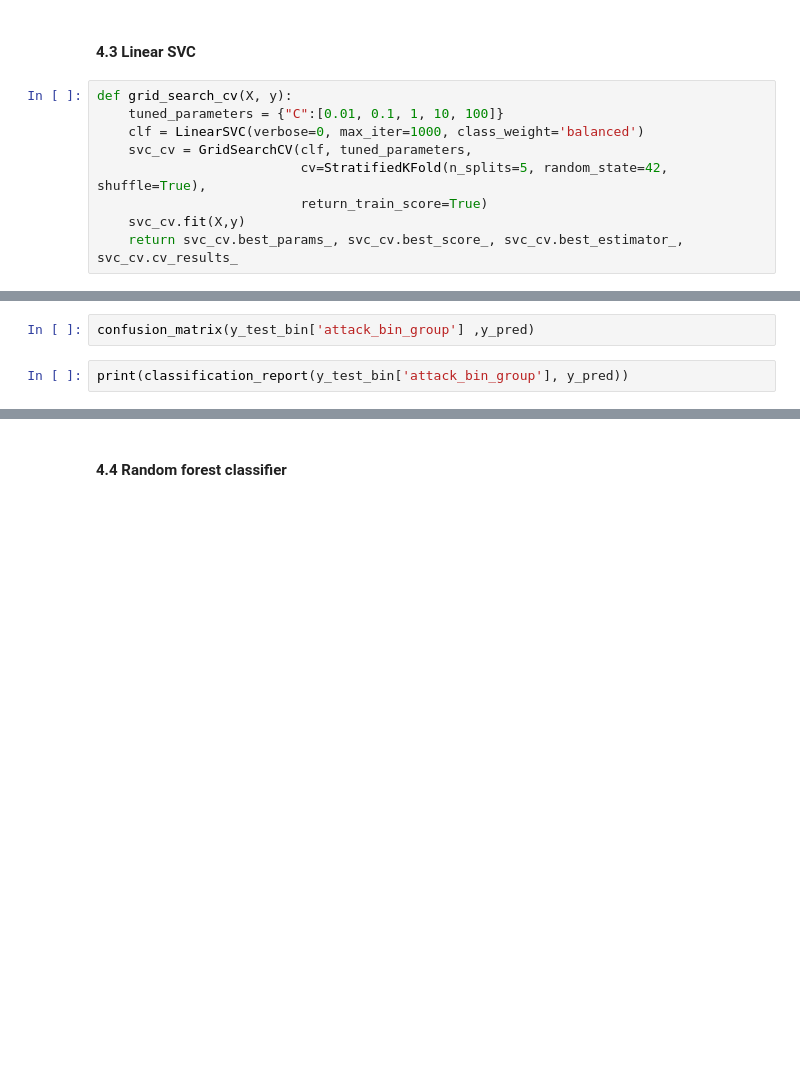
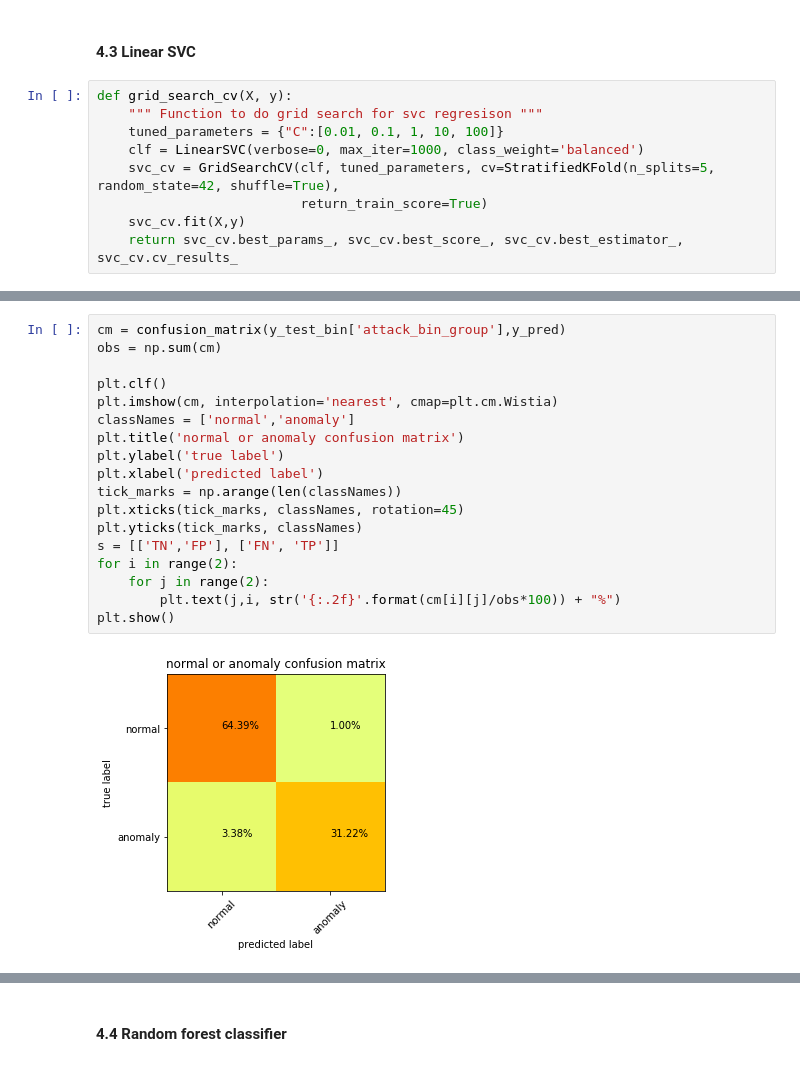
Before and after one commit to narendraparigi1987/ml_assignment, a Jupyter notebook: ML Network Intrusion - 20200311-naren_v02.ipynb, the cells around one changed output, grey strips where cells are left out. Drawn from its saved outputs; the diff is of its cells as text; blank space fills up the shorter version.

```diff
--- a/ML Network Intrusion - 20200311-naren_v02.ipynb
+++ b/ML Network Intrusion - 20200311-naren_v02.ipynb
@@ -799,10 +784,10 @@ plt.xscale("log")
 #### <a> 4.3 Linear SVC </a>
 # %%
 def grid_search_cv(X, y):
+    """ Function to do grid search for svc regresison """
     tuned_parameters = {"C":[0.01, 0.1, 1, 10, 100]}
     clf = LinearSVC(verbose=0, max_iter=1000, class_weight='balanced')
-    svc_cv = GridSearchCV(clf, tuned_parameters,
-                          cv=StratifiedKFold(n_splits=5, random_state=42, shuffle=True),
+    svc_cv = GridSearchCV(clf, tuned_parameters, cv=StratifiedKFold(n_splits=5, random_state=42, shuffle=True),
                           return_train_score=True)
     svc_cv.fit(X,y)
     return svc_cv.best_params_, svc_cv.best_score_, svc_cv.best_estimator_, svc_cv.cv_results_
@@ -823,7 +829,23 @@ print('accuracy: {:.3f}'.format(accuracy))
-# %%
-confusion_matrix(y_test_bin['attack_bin_group'] ,y_pred)
-# %%
-print(classification_report(y_test_bin['attack_bin_group'], y_pred))
+# %%
+cm = confusion_matrix(y_test_bin['attack_bin_group'],y_pred)
+obs = np.sum(cm)
+
+plt.clf()
+plt.imshow(cm, interpolation='nearest', cmap=plt.cm.Wistia)
+classNames = ['normal','anomaly']
+plt.title('normal or anomaly confusion matrix')
+plt.ylabel('true label')
+plt.xlabel('predicted label')
+tick_marks = np.arange(len(classNames))
+plt.xticks(tick_marks, classNames, rotation=45)
+plt.yticks(tick_marks, classNames)
+s = [['TN','FP'], ['FN', 'TP']]
+for i in range(2):
+    for j in range(2):
+        plt.text(j,i, str('{:.2f}'.format(cm[i][j]/obs*100)) + "%")
+plt.show()
+# %% [output]
+[figure, added]
 # %%
 fpr, tpr, thresholds = roc_curve(y_pred, y_test_bin['attack_bin_group'])
 roc_auc = auc(fpr, tpr)
```
Also changed, not shown: parts of 16 cells of this notebook.
